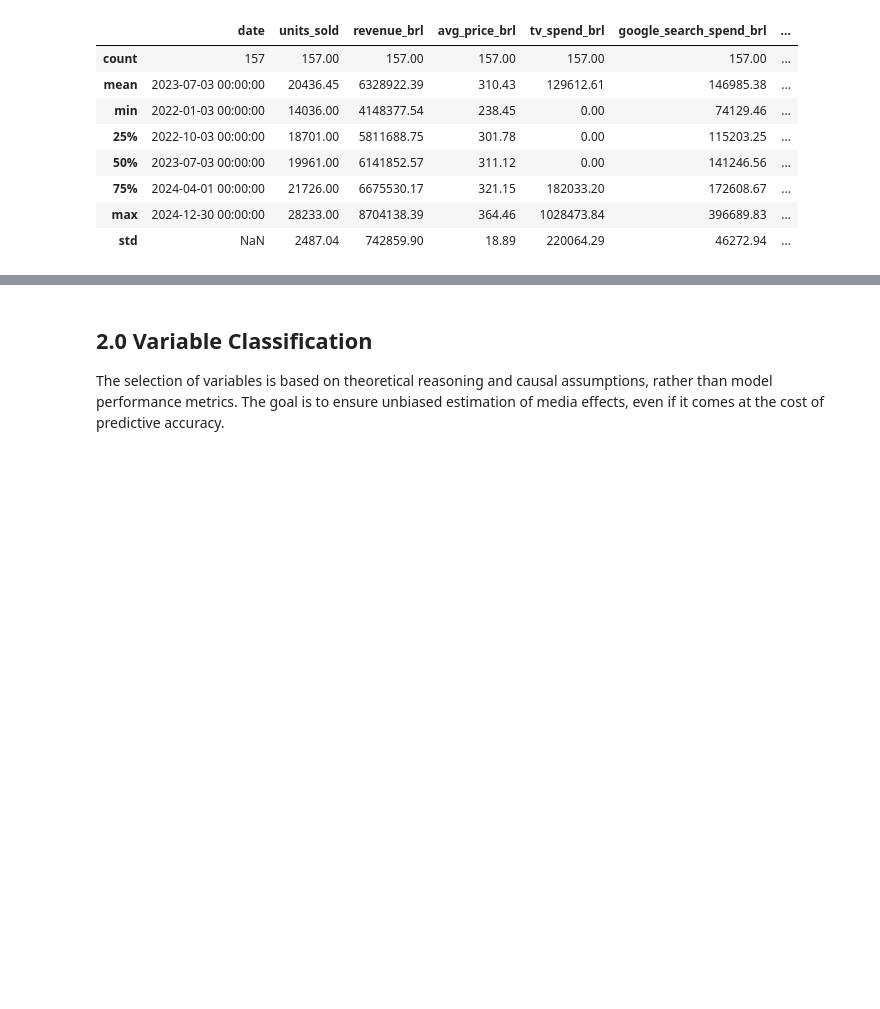
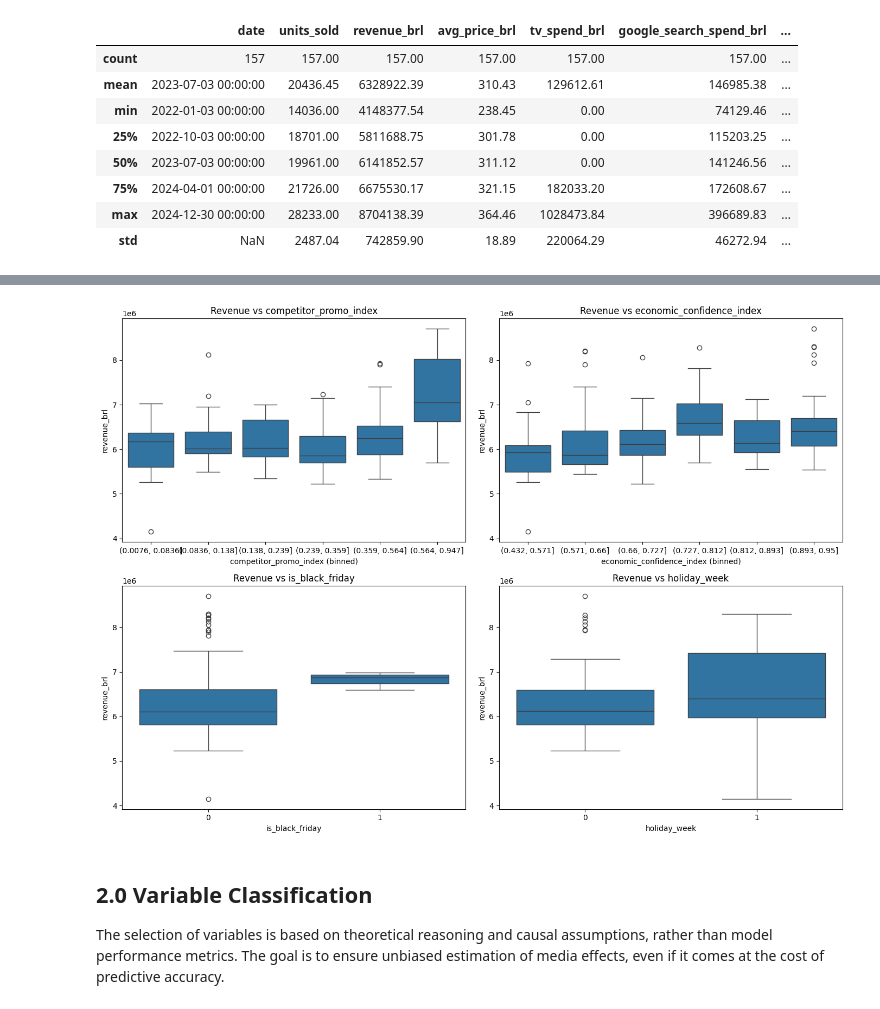
Before and after one commit to TiagoTBarreto/MMM_VAREJO_360, a Jupyter notebook: Case_Tecnico_Uncover_MMM.ipynb, the cells around one changed output, grey strips where cells are left out. Saved outputs shown, nothing was run; the diff lists cells and outputs as text; code cells hidden in the pictures; blank space fills up the shorter version.

```diff
--- a/Case_Tecnico_Uncover_MMM.ipynb
+++ b/Case_Tecnico_Uncover_MMM.ipynb
@@ -125,3 +139,42 @@ df1.describe()
+# %%
+
+vars_to_plot = [
+    "competitor_promo_index",
+    "economic_confidence_index",
+    "is_black_friday",
+    "holiday_week"
+]
+
+fig, axes = plt.subplots(2, 2, figsize=(14, 10))
+
+for i, var in enumerate(vars_to_plot):
+    ax = axes[i // 2, i % 2]
+
+    if df1[var].nunique() <= 2:
+        sns.boxplot(
+            data=df1,
+            x=var,
+            y="revenue_brl",
+            ax=ax
+        )
+    else:
+        df1["bin"] = pd.qcut(df1[var], q=6, duplicates="drop")
+
+        sns.boxplot(
+            data=df1,
+            x="bin",
+            y="revenue_brl",
+            ax=ax
+        )
+
+        ax.set_xlabel(f"{var} (binned)")
+
+    ax.set_title(f"Revenue vs {var}")
+
+plt.tight_layout()
+plt.show()
+# %% [output]
+[figure, added]
 # %% [markdown]
 ## 2.0 Variable Classification
 The selection of variables is based on theoretical reasoning and causal assumptions, rather than model performance metrics. The goal is to ensure unbiased estimation of media effects, even if it comes at the cost of predictive accuracy.
```
Also changed, not shown: parts of 8 cells of this notebook.
